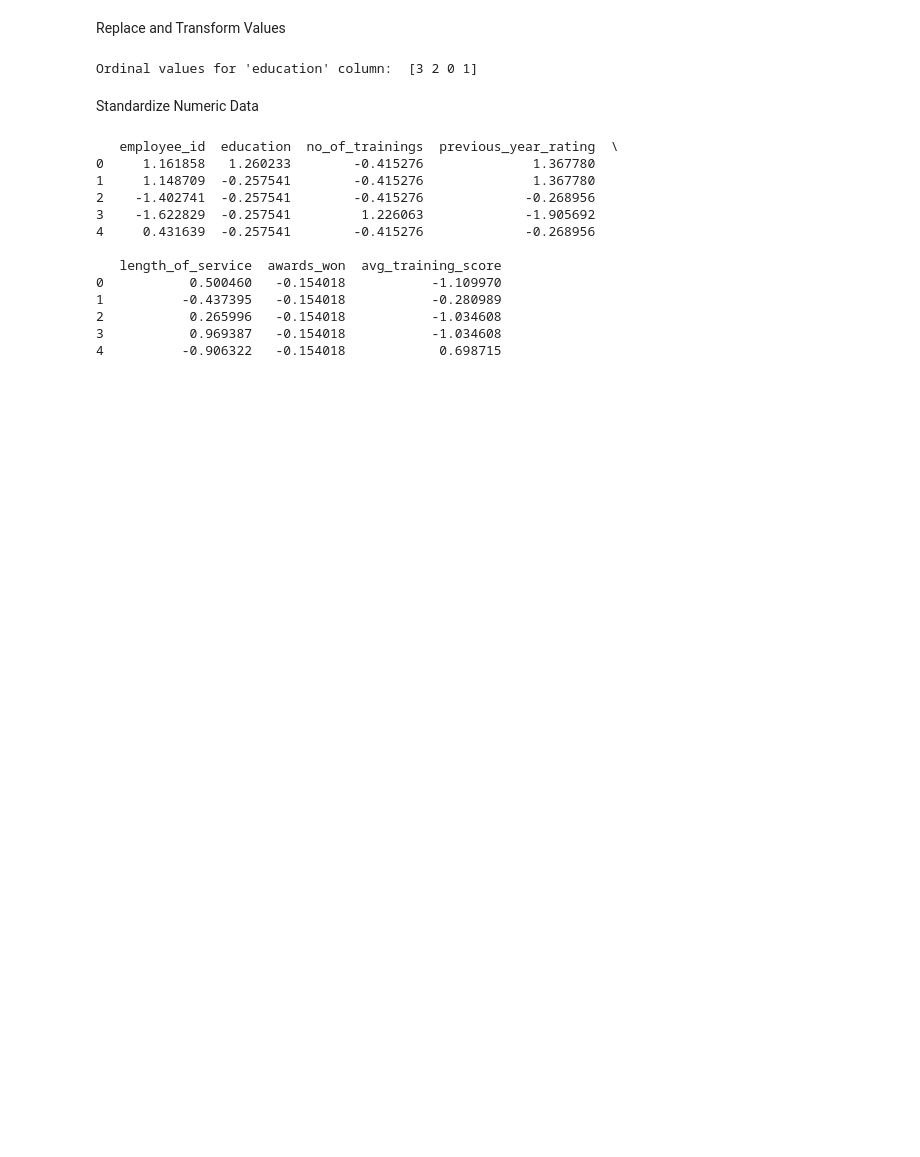
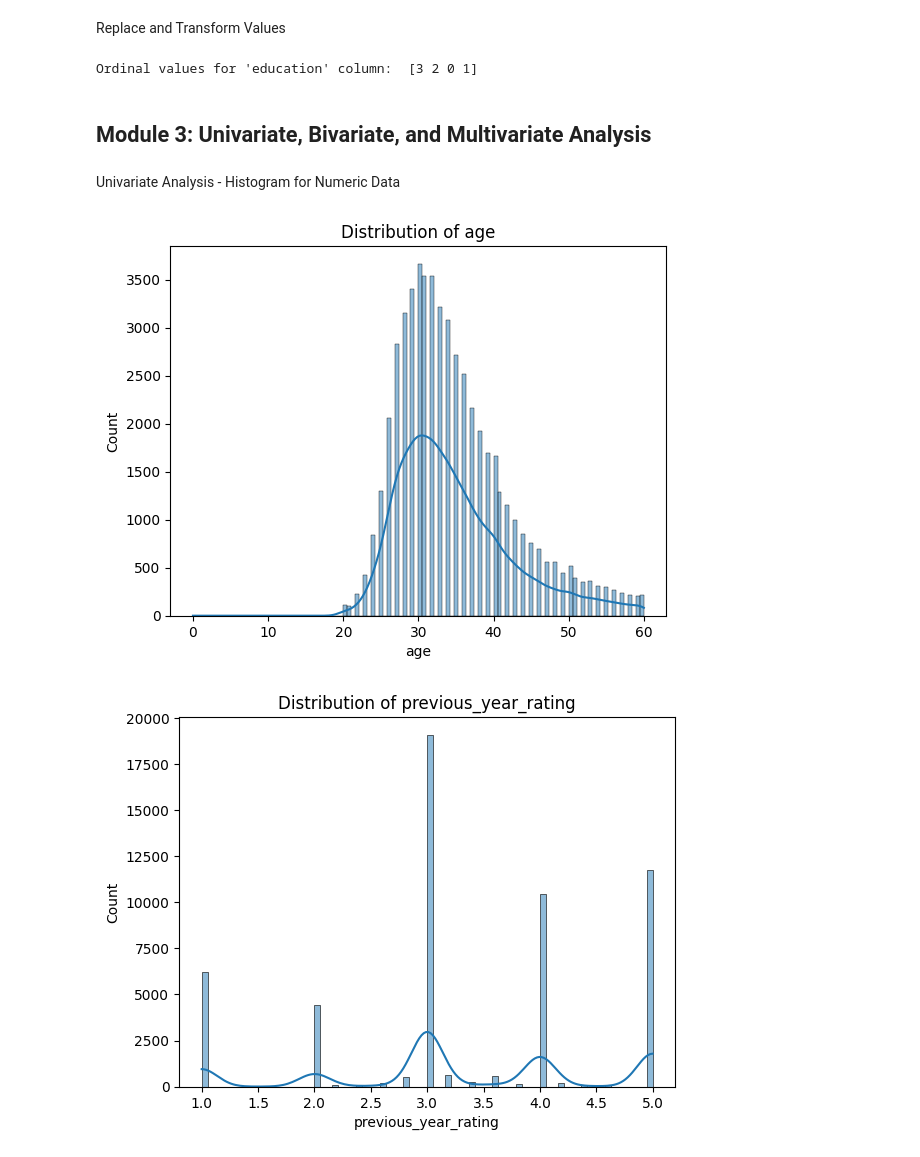
Before and after one commit to SuvarshaChennareddy/EDA-Theory-Assignment, a Jupyter notebook: main.ipynb, the cells around one changed output. Cells and saved outputs as stored; diff of their text form; code cells hidden in the pictures; blank space fills up the shorter version.

Commit message:
Univariate, Bivariate, and Multivariate Analysis, Data Summarization, and Dimensionality Reduction

```diff
--- a/main.ipynb
+++ b/main.ipynb
@@ -40,3 +40,13 @@ Data columns (total 13 columns):
 2                  7         0.0                50.0           0
 3                 10         0.0                50.0           0
 4                  2         0.0                73.0           0
+# %%
+# Remove any non-numeric characters (optional, if there are any)
+data['age'] = pd.to_numeric(data['age'], errors='coerce')  # Converts non-numeric values to NaN
+
+# Convert to integer, handling NaN values if any are present
+data['age'] = data['age'].fillna(0).astype(float)  # Fill NaNs with 0 (or another value) before converting to int
+
+# Check the result
+print(data['age'].dtype)  # Should now be int
+print(data['age'].head())
@@ -78,15 +96,11 @@ Unique values in 'avg_training_score': [49. 60. 50. 73. 85. 59. 63. 83. 54. 77.
 # Fill numeric columns with a KNN imputer
 from sklearn.impute import KNNImputer
 
-# Select only numeric columns
-numeric_cols = data.select_dtypes(include=['number']).columns
+numeric_cols = ['previous_year_rating', 'awards_won', 'avg_training_score']
 numeric_data = data[numeric_cols]
 
 # Initialize the KNN Imputer with a specified number of neighbors
-imputer = KNNImputer(n_neighbors=5)  # You can adjust the number of neighbors
+imputer = KNNImputer(n_neighbors=5)
 
 # Fit and transform the data
 data[numeric_cols] = imputer.fit_transform(numeric_data)
-
-# Check the result
-print(data[numeric_cols].head())
@@ -160,40 +162,24 @@ education_order = {
 }
 
 # Apply the transformation
-data['education'] = data['education'].map(education_order)
-print("Ordinal values for 'education' column: ", data['education'].unique())
+data_scaled['education'] = data['education'].map(education_order)
+print("Ordinal values for 'education' column: ", data_scaled['education'].unique())
 # %% [output]
 Ordinal values for 'education' column:  [3 2 0 1]
-# %% [markdown]
-Standardize Numeric Data
-# %%
-from sklearn.preprocessing import StandardScaler
-
-# Create a copy of the original dataframe
-data_scaled = data.copy()
-
-# Select numeric columns
-numeric_cols = data_scaled.select_dtypes(include=['float64', 'int64']).columns
-
-# Initialize the scaler
-scaler = StandardScaler()
-
-# Scale the numeric columns in the copied dataframe
-data_scaled[numeric_cols] = scaler.fit_transform(data_scaled[numeric_cols])
-
-# Verify the changes
-print(data_scaled[numeric_cols].head())
-# %% [output]
-   employee_id  education  no_of_trainings  previous_year_rating  \
-0     1.161858   1.260233        -0.415276              1.367780
-1     1.148709  -0.257541        -0.415276              1.367780
-2    -1.402741  -0.257541        -0.415276             -0.268956
-3    -1.622829  -0.257541         1.226063             -1.905692
-4     0.431639  -0.257541        -0.415276             -0.268956
-
-   length_of_service  awards_won  avg_training_score
-0           0.500460   -0.154018           -1.109970
-1          -0.437395   -0.154018           -0.280989
-2           0.265996   -0.154018           -1.034608
-3           0.969387   -0.154018           -1.034608
-4          -0.906322   -0.154018            0.698715
+# %% [markdown]
+## Module 3: Univariate, Bivariate, and Multivariate Analysis
+# %% [markdown]
+Univariate Analysis - Histogram for Numeric Data
+# %%
+import seaborn as sns
+import matplotlib.pyplot as plt
+
+# Plot histograms for all numeric columns
+for column in data.select_dtypes(include=['float64']).columns:
+    plt.figure()
+    sns.histplot(data[column], kde=True)
+    plt.title(f'Distribution of {column}')
+    plt.show()
+# %% [output]
+[figure, added]
+[figure, added]
```
Also changed, not shown: parts of 36 cells of this notebook.
